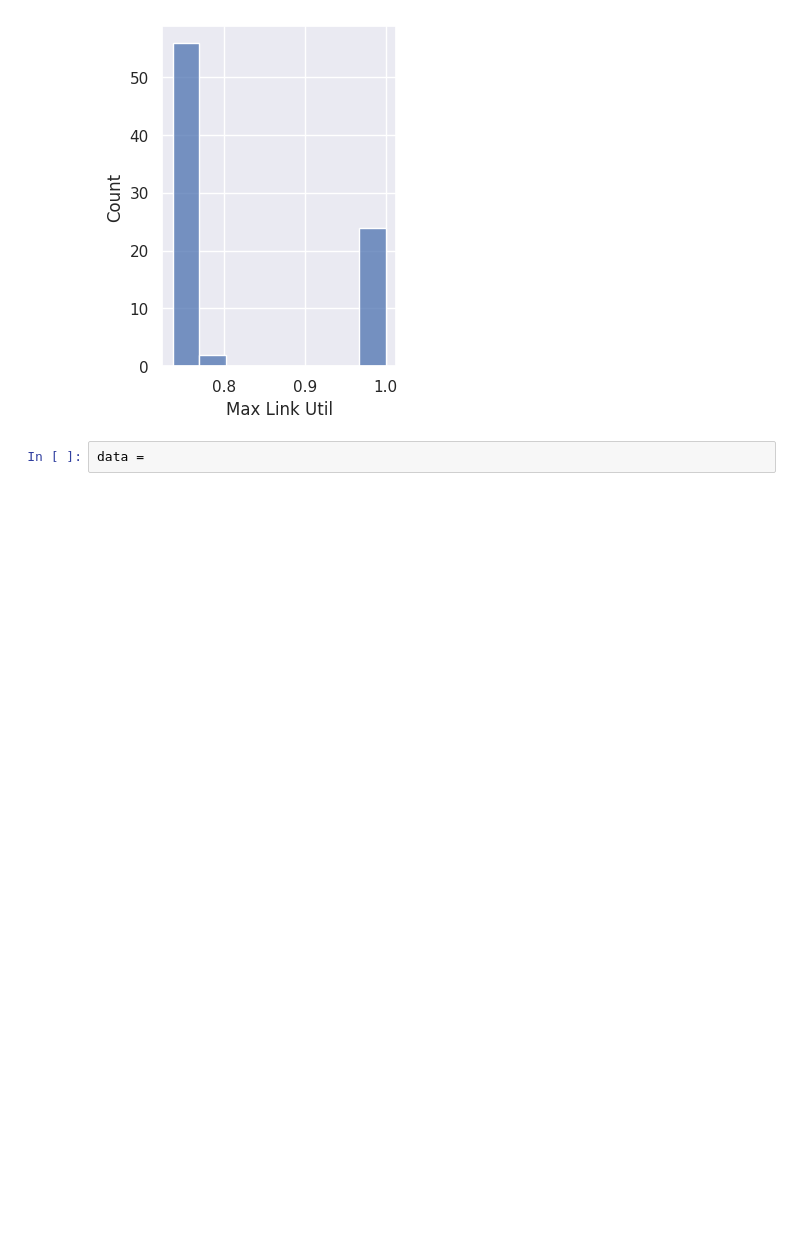
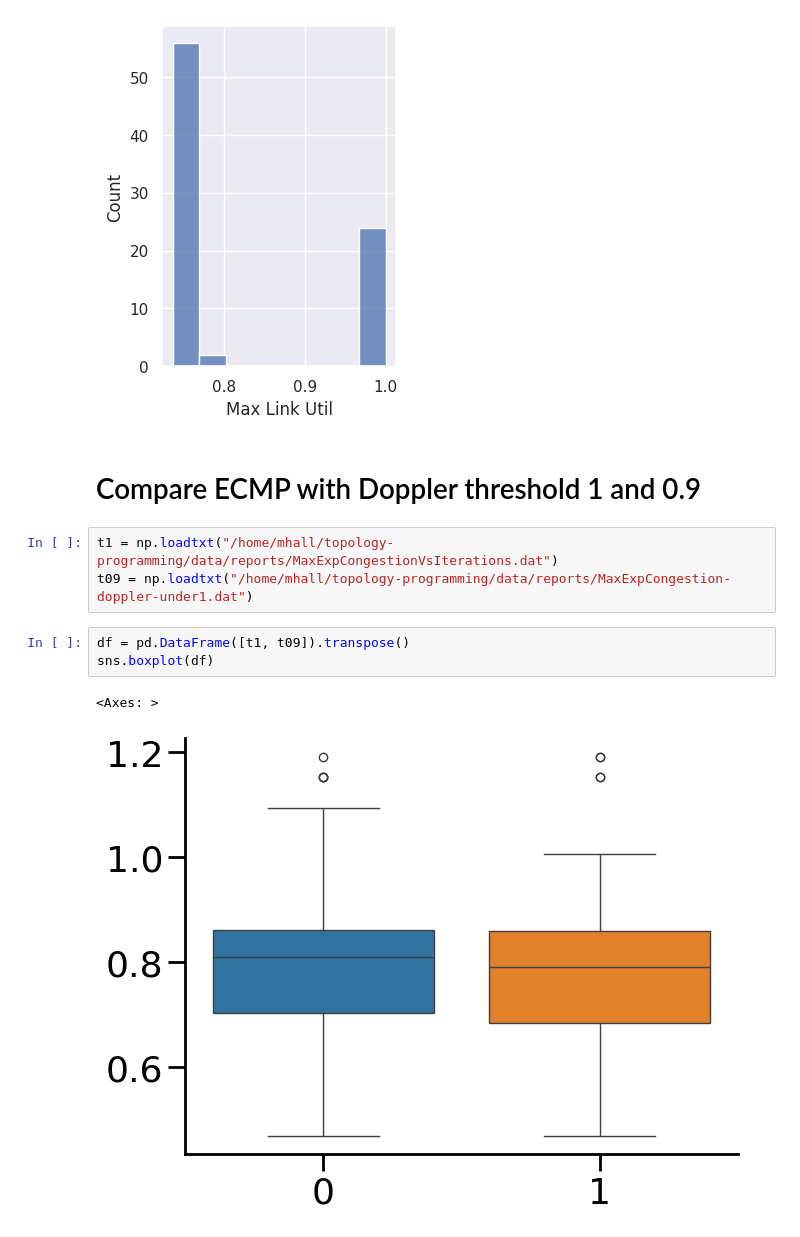
Before and after one commit to mattall/topology-programming, a Jupyter notebook: src/notebooks/MLU_bar.ipynb, the cells around one changed output. Cells and saved outputs as stored; diff of their text form; blank space fills up the shorter version.

```diff
--- a/src/notebooks/MLU_bar.ipynb
+++ b/src/notebooks/MLU_bar.ipynb
@@ -79,5 +60,14 @@ sns.histplot(df["Max Link Util"])
 # %% [output]
 <Axes: xlabel='Max Link Util', ylabel='Count'>
 [figure]
-# %%
-data =
+# %% [markdown]
+# Compare ECMP with Doppler threshold 1 and 0.9
+# %%
+t1 = np.loadtxt("/home/mhall/topology-programming/data/reports/MaxExpCongestionVsIterations.dat")
+t09 = np.loadtxt("/home/mhall/topology-programming/data/reports/MaxExpCongestion-doppler-under1.dat")
+# %%
+df = pd.DataFrame([t1, t09]).transpose()
+sns.boxplot(df)
+# %% [output]
+<Axes: >
+[figure, added]
```
Also changed, not shown: parts of 2 cells of this notebook, 2 other files.
